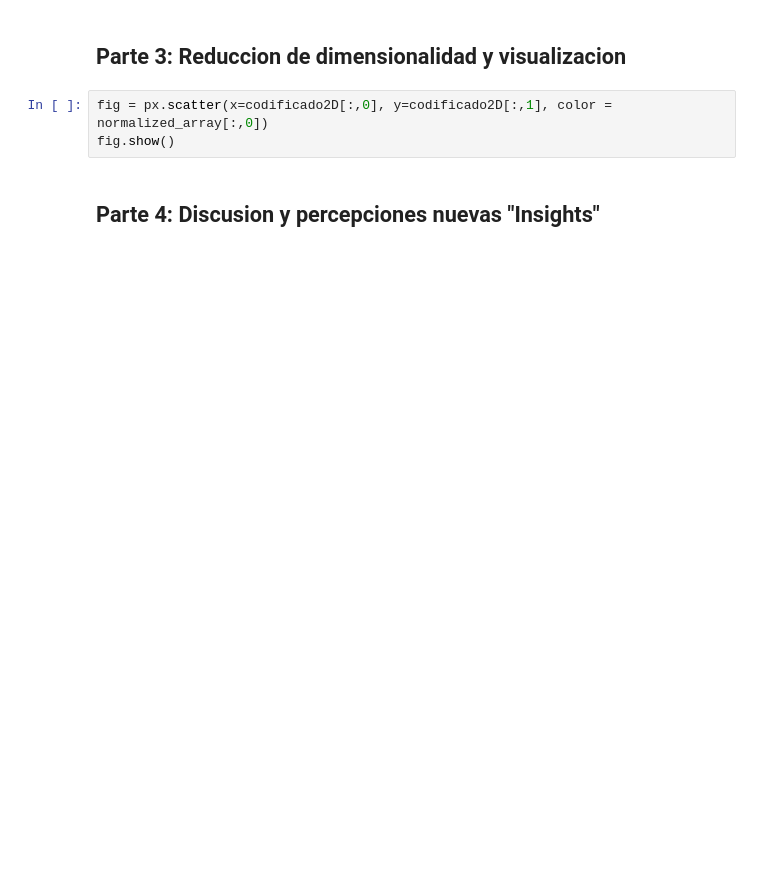
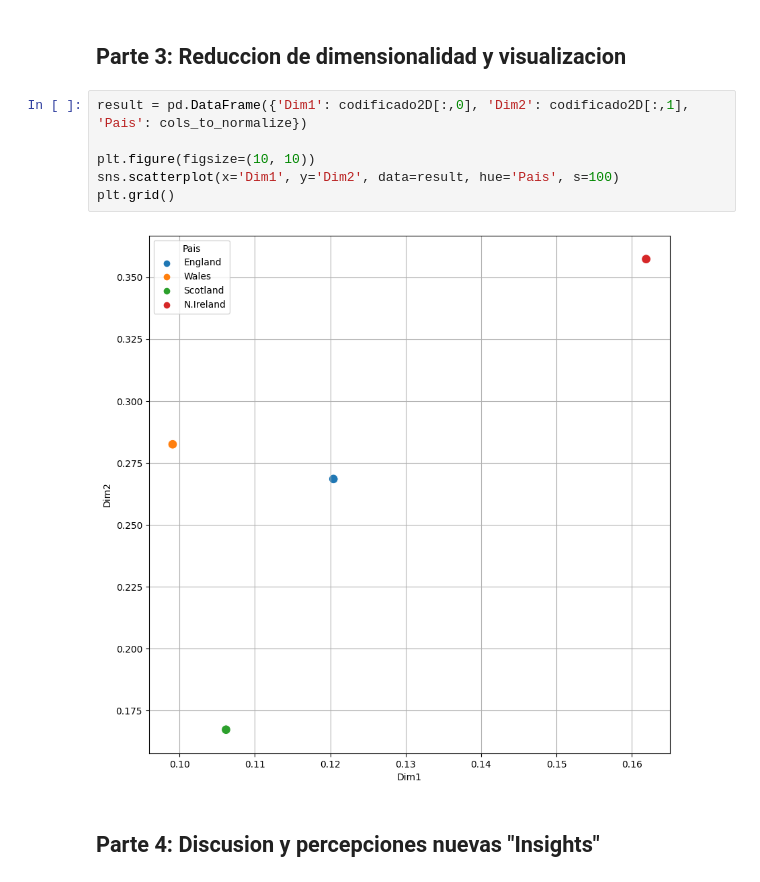
Before and after one commit to andresdlRoca/Data-Science-Labs-UVG, a Jupyter notebook: Lab 5/lab5.ipynb, the cells around one changed output. Drawn from its saved outputs; the diff is of its cells as text; blank space fills up the shorter version.

```diff
--- a/Lab 5/lab5.ipynb
+++ b/Lab 5/lab5.ipynb
@@ -185,7 +185,12 @@ array([[0.07269902, 0.06507997],
 # %% [markdown]
 ## Parte 3: Reduccion de dimensionalidad y visualizacion
-# %%
-fig = px.scatter(x=codificado2D[:,0], y=codificado2D[:,1], color = normalized_array[:,0])
-fig.show()
+# %%
+result = pd.DataFrame({'Dim1': codificado2D[:,0], 'Dim2': codificado2D[:,1], 'Pais': cols_to_normalize})
+
+plt.figure(figsize=(10, 10))
+sns.scatterplot(x='Dim1', y='Dim2', data=result, hue='Pais', s=100)
+plt.grid()
+# %% [output]
+[figure, added]
 # %% [markdown]
 ## Parte 4: Discusion y percepciones nuevas "Insights"
```
Also changed, not shown: parts of 3 cells of this notebook.
